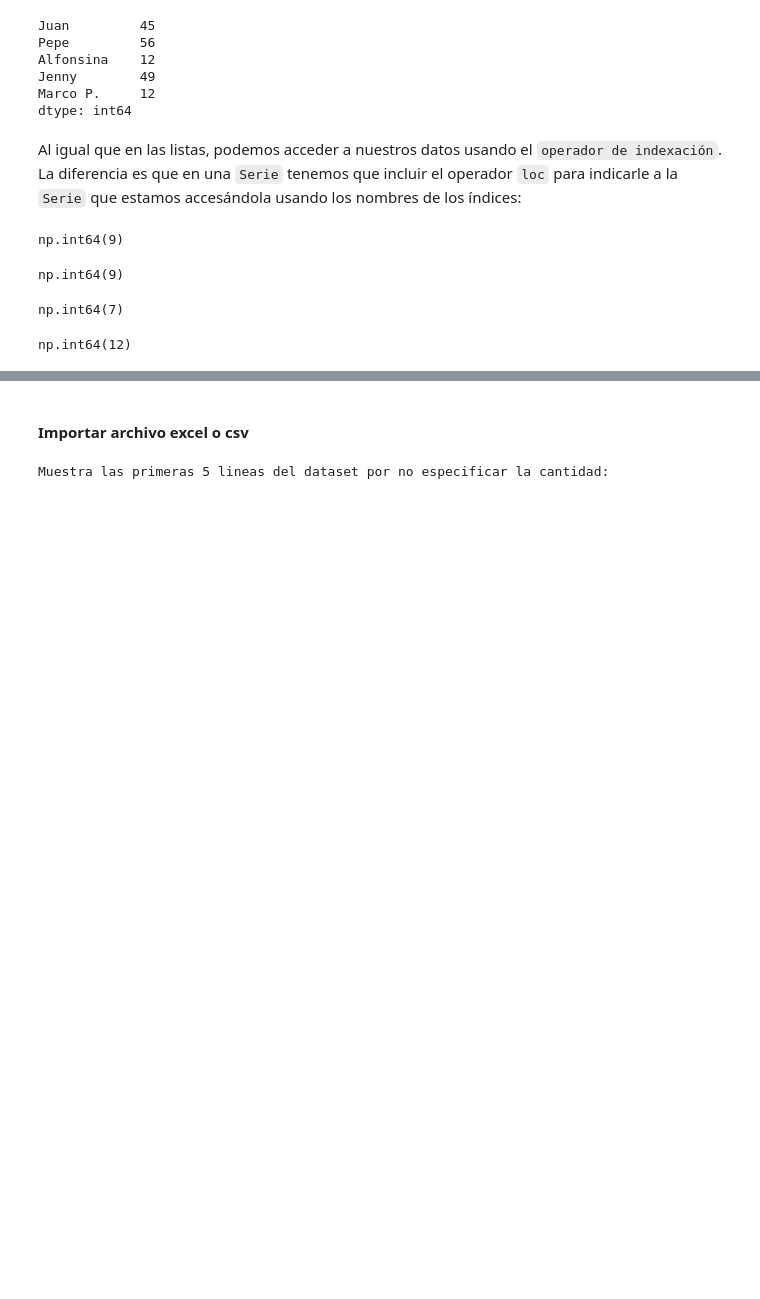
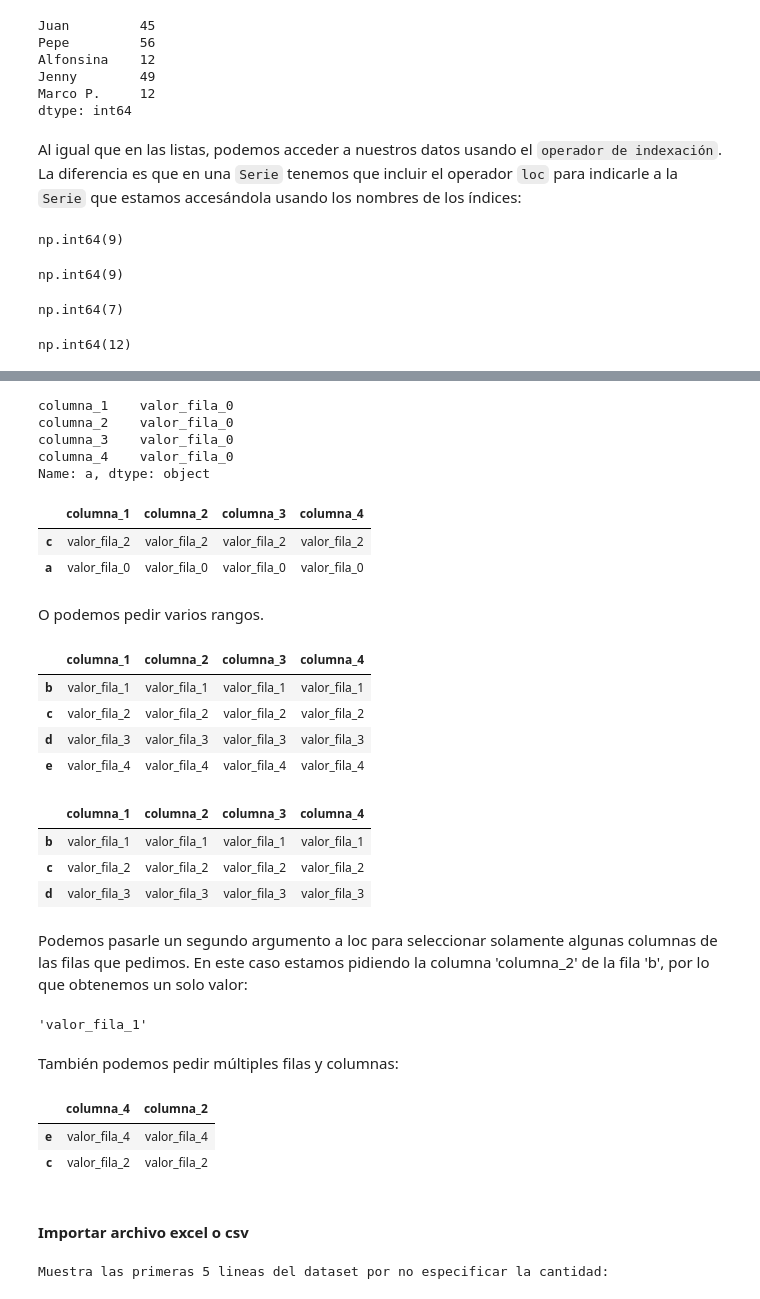
Before and after one commit to ivonnemorenoa/Procesamiento_de_Datos_con_Python, a Jupyter notebook: 4. Pandas y Analisis Exploratorio de Datos/Analisis_Exploratorio_de_nuestro_Dataset.ipynb, the cells around one changed output, grey strips where cells are left out. Drawn from its saved outputs; the diff is of its cells as text; code cells hidden in the pictures; blank space fills up the shorter version.

```diff
--- a/4. Pandas y Analisis Exploratorio de Datos/Analisis_Exploratorio_de_nuestro_Dataset.ipynb
+++ b/4. Pandas y Analisis Exploratorio de Datos/Analisis_Exploratorio_de_nuestro_Dataset.ipynb
@@ -104,3 +263,48 @@ np.int64(12)
+# %%
+df.loc['a']
+# %% [output]
+columna_1    valor_fila_0
+columna_2    valor_fila_0
+columna_3    valor_fila_0
+columna_4    valor_fila_0
+Name: a, dtype: object
+# %%
+df.loc[['c', 'a']]
+# %% [output]
+|  | columna_1 | columna_2 | columna_3 | columna_4 |
+| c | valor_fila_2 | valor_fila_2 | valor_fila_2 | valor_fila_2 |
+| a | valor_fila_0 | valor_fila_0 | valor_fila_0 | valor_fila_0 |
+# %% [markdown]
+O podemos pedir varios rangos.
+# %%
+df.loc['b':]
+# %% [output]
+|  | columna_1 | columna_2 | columna_3 | columna_4 |
+| b | valor_fila_1 | valor_fila_1 | valor_fila_1 | valor_fila_1 |
+| c | valor_fila_2 | valor_fila_2 | valor_fila_2 | valor_fila_2 |
+| d | valor_fila_3 | valor_fila_3 | valor_fila_3 | valor_fila_3 |
+| e | valor_fila_4 | valor_fila_4 | valor_fila_4 | valor_fila_4 |
+# %%
+df.loc['b':'d']
+# %% [output]
+|  | columna_1 | columna_2 | columna_3 | columna_4 |
+| b | valor_fila_1 | valor_fila_1 | valor_fila_1 | valor_fila_1 |
+| c | valor_fila_2 | valor_fila_2 | valor_fila_2 | valor_fila_2 |
+| d | valor_fila_3 | valor_fila_3 | valor_fila_3 | valor_fila_3 |
+# %% [markdown]
+Podemos pasarle un segundo argumento a loc para seleccionar solamente algunas columnas de las filas que pedimos. En este caso estamos pidiendo la columna 'columna_2' de la fila 'b', por lo que obtenemos un solo valor:
+# %%
+df.loc['b', 'columna_2']
+# %% [output]
+'valor_fila_1'
+# %% [markdown]
+También podemos pedir múltiples filas y columnas:
+# %%
+df.loc[['e', 'c'], ['columna_4', 'columna_2']]
+# %% [output]
+|  | columna_4 | columna_2 |
+| e | valor_fila_4 | valor_fila_4 |
+| c | valor_fila_2 | valor_fila_2 |
 # %% [markdown]
 #### Importar archivo excel o csv
 # %%
```
Also changed, not shown: parts of 24 cells of this notebook.
